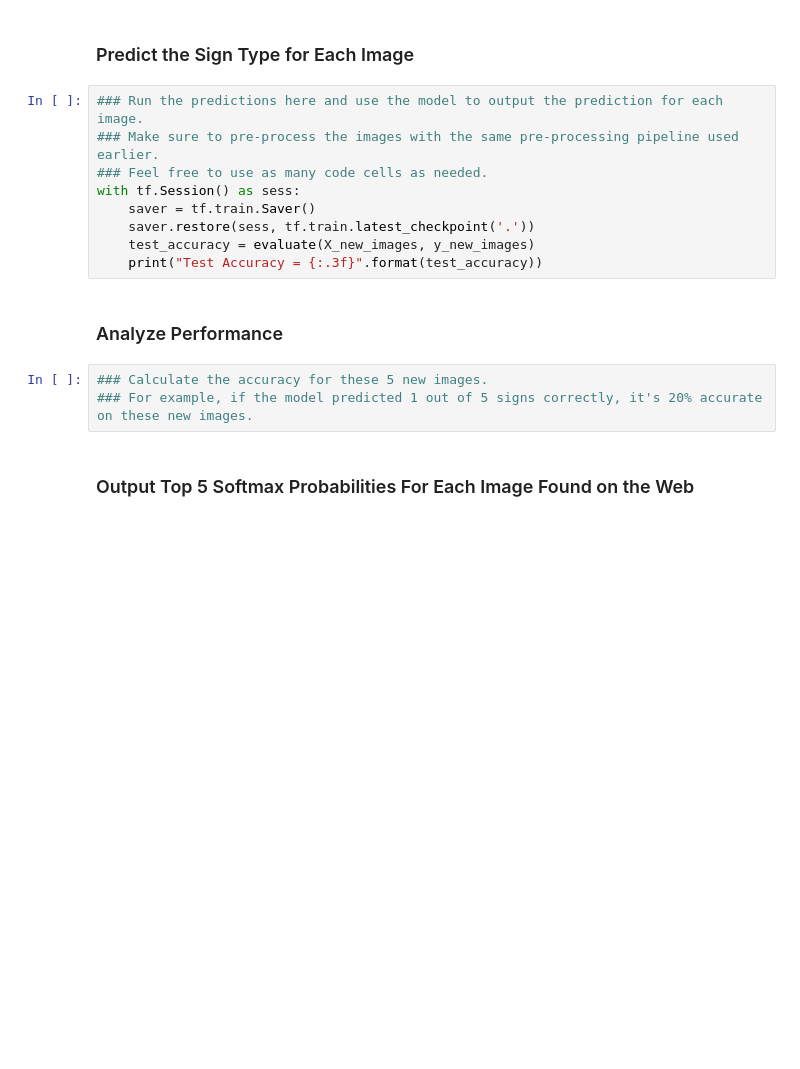
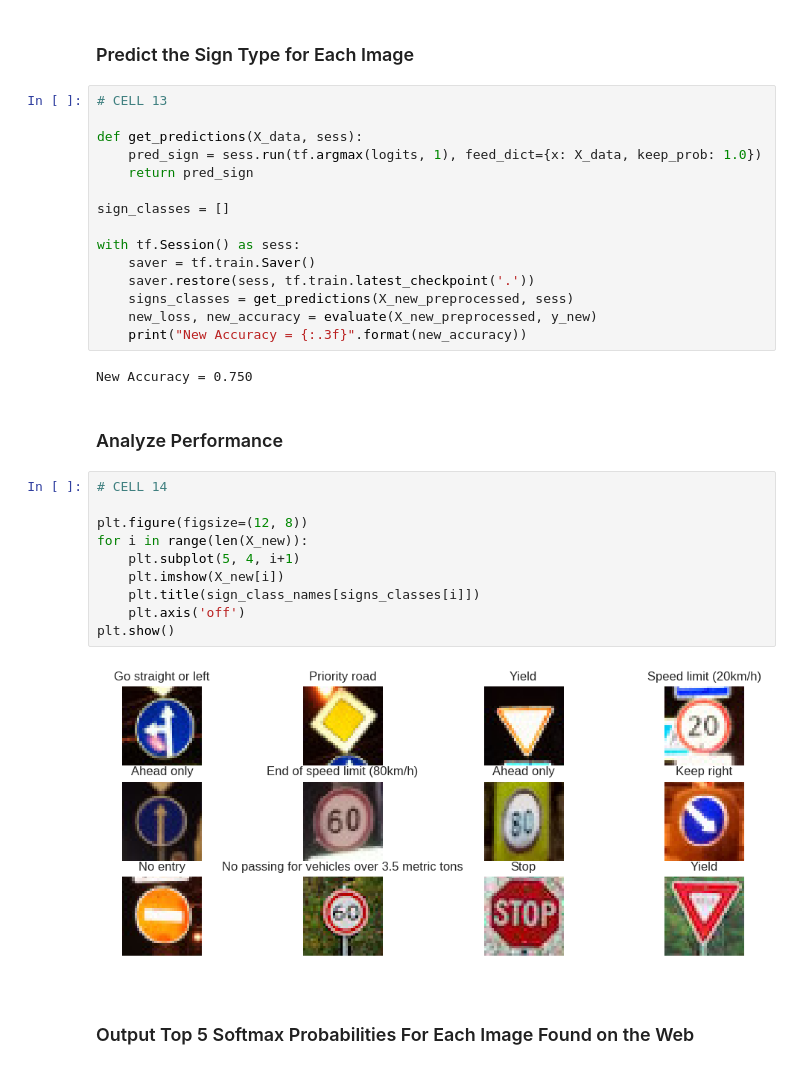
Before and after one commit to Blitzman/CarND-Traffic-Sign-Classifier-Project, a Jupyter notebook: Traffic_Sign_Classifier.ipynb, the cells around one changed output. Cells and saved outputs as stored; diff of their text form; blank space fills up the shorter version.

```diff
--- a/Traffic_Sign_Classifier.ipynb
+++ b/Traffic_Sign_Classifier.ipynb
@@ -544,19 +583,36 @@ X_new_images, y_new_images = preprocess(X_new_images, y_new_images)
 # %% [markdown]
 ### Predict the Sign Type for Each Image
-# %%
-### Run the predictions here and use the model to output the prediction for each image.
-### Make sure to pre-process the images with the same pre-processing pipeline used earlier.
-### Feel free to use as many code cells as needed.
-with tf.Session() as sess:
-    saver = tf.train.Saver()
-    saver.restore(sess, tf.train.latest_checkpoint('.'))
-    test_accuracy = evaluate(X_new_images, y_new_images)
-    print("Test Accuracy = {:.3f}".format(test_accuracy))
+# %%
+# CELL 13
+
+def get_predictions(X_data, sess):
+    pred_sign = sess.run(tf.argmax(logits, 1), feed_dict={x: X_data, keep_prob: 1.0})
+    return pred_sign
+
+sign_classes = []
+
+with tf.Session() as sess:
+    saver = tf.train.Saver()
+    saver.restore(sess, tf.train.latest_checkpoint('.'))
+    signs_classes = get_predictions(X_new_preprocessed, sess)
+    new_loss, new_accuracy = evaluate(X_new_preprocessed, y_new)
+    print("New Accuracy = {:.3f}".format(new_accuracy))
+# %% [output]
+New Accuracy = 0.750
 # %% [markdown]
 ### Analyze Performance
-# %%
-### Calculate the accuracy for these 5 new images.
-### For example, if the model predicted 1 out of 5 signs correctly, it's 20% accurate on these new images.
+# %%
+# CELL 14
+
+plt.figure(figsize=(12, 8))
+for i in range(len(X_new)):
+    plt.subplot(5, 4, i+1)
+    plt.imshow(X_new[i])
+    plt.title(sign_class_names[signs_classes[i]])
+    plt.axis('off')
+plt.show()
+# %% [output]
+[figure, added]
 # %% [markdown]
 ### Output Top 5 Softmax Probabilities For Each Image Found on the Web
 # %% [markdown]
```
Also changed, not shown: parts of 14 cells of this notebook, 17 other files.
